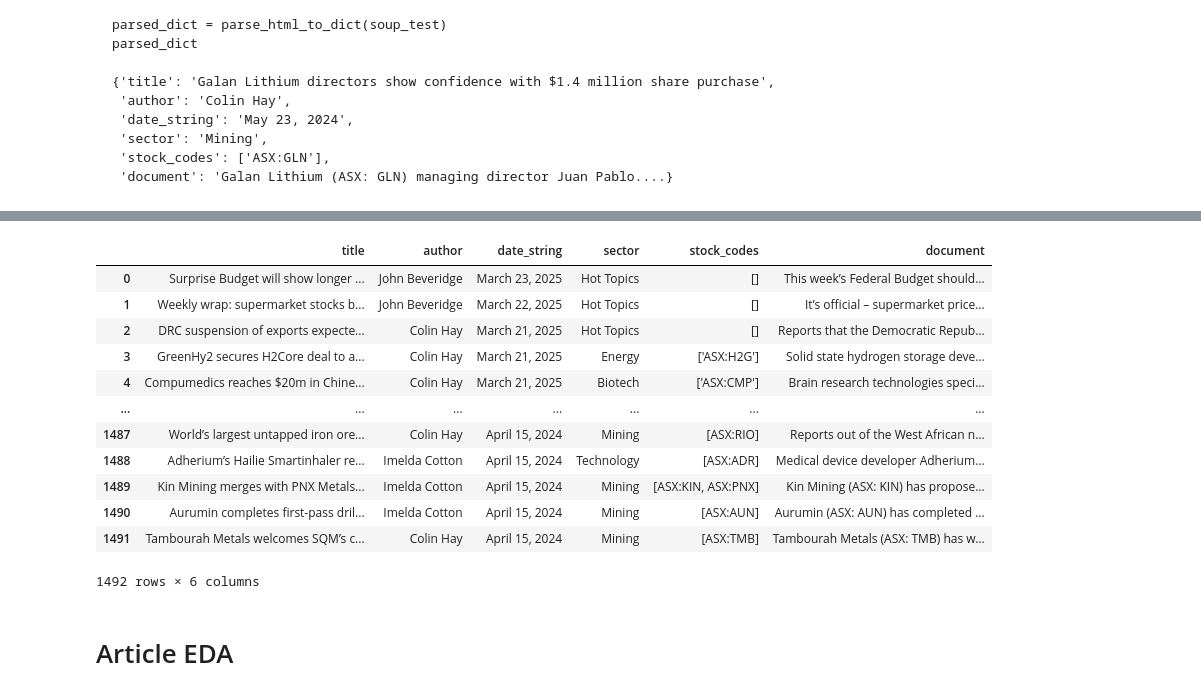
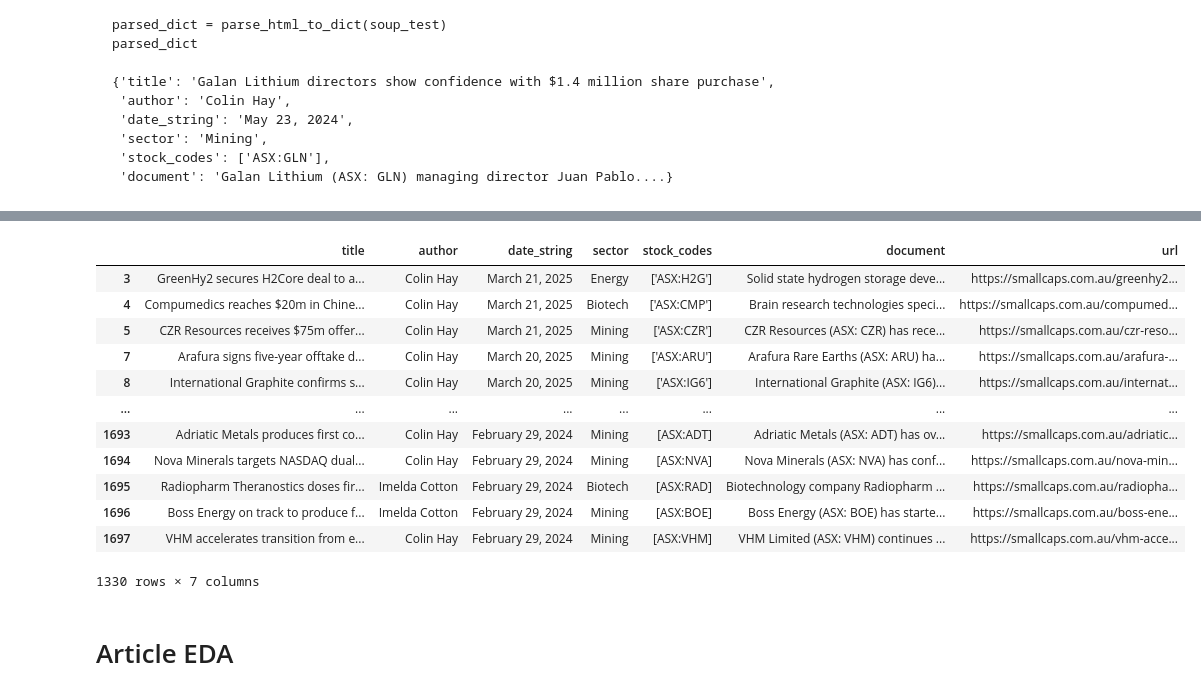
Before and after one commit to H-unter/MA3831-Assignment-2-3, a Jupyter notebook: code/scrape_article.ipynb, the cells around one changed output, grey strips where cells are left out. Drawn from its saved outputs; the diff is of its cells as text; code cells hidden in the pictures.

```diff
--- a/code/scrape_article.ipynb
+++ b/code/scrape_article.ipynb
@@ -87,35 +87,39 @@ def parse_html_to_dict(soup_obj):
         'stock_codes': stock_codes,
         'document': document
     }
+# %%
+# import article_metadata.csv as a pandas dataframe
+import pandas as pd
+from time import sleep
+import time
+
+# Initialize an empty DataFrame to store the articles
+crawl_throttle_time_s = 3
+
+# Read the metadata CSV file
+article_metadata = pd.read_csv('../data/article_metadata.csv')
+article_df = pd.read_csv('../data/article_scraped_data.csv')
+
+# for each row in article_df, get the url from the same row index of article_metadata
 # %%
-# import article_metadata.csv as a pandas dataframe
-import pandas as pd
-from time import sleep
-import time
-
-# Initialize an empty DataFrame to store the articles
+unscraped_articles = article_metadata.loc[article_metadata['url'].isin(article_df['url']) == False]
+number_of_articles = 500
 crawl_throttle_time_s = 3
 
-# Read the metadata CSV file
-df = pd.read_csv('article_metadata.csv')
-article_df = pd.read_csv('scraped_articles.csv')
-
-for index, row in df.iloc[1210:1500].iterrows():
-    print(f"Processing {index}...")
+for index, row in unscraped_articles.iloc[0:number_of_articles-1].iterrows(): # iterate through websites urls in article_metadata
+    print(f"Article {index+1}/{number_of_articles}...")
     url = row['url']
 
-    # Start a timer
     start_time = time.time()
     try:
-        # Extract and parse the HTML content
         soup = extract_html_from_url(url)
         parsed = parse_html_to_dict(soup)
+        parsed['url'] = url
         article_df = pd.concat([article_df, pd.DataFrame([parsed])], ignore_index=True)
-        article_df.to_csv('scraped_articles.csv', index=False)
+        article_df.to_csv('../data/article_scraped_data.csv', index=False)
     except Exception as e:
         print(f"Error processing {url} at index {index}: {e}")
 
-    # Calculate the elapsed time and throttle if necessary
     elapsed_time = time.time() - start_time
     if elapsed_time < crawl_throttle_time_s:
         sleep(crawl_throttle_time_s - elapsed_time)
@@ -156,22 +160,23 @@ article_df
 # %%
 article_df
-sample_data_df = article_df
-sample_data_df = sample_data_df.dropna(subset=['document']).reset_index(drop=True)
-sample_data_df
+df = article_df
+df = df.dropna(subset=['document']).reset_index(drop=True)
+df = df.loc[df['sector'] != 'Hot Topics']
+df
 # %% [output]
-|  | title | author | date_string | sector | stock_codes | document |
-| 0 | Surprise Budget will show longer ... | John Beveridge | March 23, 2025 | Hot Topics | [] | This week’s Federal Budget should... |
-| 1 | Weekly wrap: supermarket stocks b... | John Beveridge | March 22, 2025 | Hot Topics | [] | It’s official – supermarket price... |
-| 2 | DRC suspension of exports expecte... | Colin Hay | March 21, 2025 | Hot Topics | [] | Reports that the Democratic Repub... |
-| 3 | GreenHy2 secures H2Core deal to a... | Colin Hay | March 21, 2025 | Energy | ['ASX:H2G'] | Solid state hydrogen storage deve... |
-| 4 | Compumedics reaches $20m in Chine... | Colin Hay | March 21, 2025 | Biotech | ['ASX:CMP'] | Brain research technologies speci... |
-| ... | ... | ... | ... | ... | ... | ... |
-| 1487 | World’s largest untapped iron ore... | Colin Hay | April 15, 2024 | Mining | [ASX:RIO] | Reports out of the West African n... |
-| 1488 | Adherium’s Hailie Smartinhaler re... | Imelda Cotton | April 15, 2024 | Technology | [ASX:ADR] | Medical device developer Adherium... |
-| 1489 | Kin Mining merges with PNX Metals... | Imelda Cotton | April 15, 2024 | Mining | [ASX:KIN, ASX:PNX] | Kin Mining (ASX: KIN) has propose... |
-| 1490 | Aurumin completes first-pass dril... | Imelda Cotton | April 15, 2024 | Mining | [ASX:AUN] | Aurumin (ASX: AUN) has completed ... |
-| 1491 | Tambourah Metals welcomes SQM’s c... | Colin Hay | April 15, 2024 | Mining | [ASX:TMB] | Tambourah Metals (ASX: TMB) has w... |
+|  | title | author | date_string | sector | stock_codes | document | url |
+| 3 | GreenHy2 secures H2Core deal to a... | Colin Hay | March 21, 2025 | Energy | ['ASX:H2G'] | Solid state hydrogen storage deve... | https://smallcaps.com.au/greenhy2... |
+| 4 | Compumedics reaches $20m in Chine... | Colin Hay | March 21, 2025 | Biotech | ['ASX:CMP'] | Brain research technologies speci... | https://smallcaps.com.au/compumed... |
+| 5 | CZR Resources receives $75m offer... | Colin Hay | March 21, 2025 | Mining | ['ASX:CZR'] | CZR Resources (ASX: CZR) has rece... | https://smallcaps.com.au/czr-reso... |
+| 7 | Arafura signs five-year offtake d... | Colin Hay | March 20, 2025 | Mining | ['ASX:ARU'] | Arafura Rare Earths (ASX: ARU) ha... | https://smallcaps.com.au/arafura-... |
+| 8 | International Graphite confirms s... | Colin Hay | March 20, 2025 | Mining | ['ASX:IG6'] | International Graphite (ASX: IG6)... | https://smallcaps.com.au/internat... |
+| ... | ... | ... | ... | ... | ... | ... | ... |
+| 1693 | Adriatic Metals produces first co... | Colin Hay | February 29, 2024 | Mining | [ASX:ADT] | Adriatic Metals (ASX: ADT) has ov... | https://smallcaps.com.au/adriatic... |
+| 1694 | Nova Minerals targets NASDAQ dual... | Colin Hay | February 29, 2024 | Mining | [ASX:NVA] | Nova Minerals (ASX: NVA) has conf... | https://smallcaps.com.au/nova-min... |
+| 1695 | Radiopharm Theranostics doses fir... | Imelda Cotton | February 29, 2024 | Biotech | [ASX:RAD] | Biotechnology company Radiopharm ... | https://smallcaps.com.au/radiopha... |
+| 1696 | Boss Energy on track to produce f... | Imelda Cotton | February 29, 2024 | Mining | [ASX:BOE] | Boss Energy (ASX: BOE) has starte... | https://smallcaps.com.au/boss-ene... |
+| 1697 | VHM accelerates transition from e... | Colin Hay | February 29, 2024 | Mining | [ASX:VHM] | VHM Limited (ASX: VHM) continues ... | https://smallcaps.com.au/vhm-acce... |
-1492 rows × 6 columns
+1330 rows × 7 columns
 # %% [markdown]
 # Article EDA
 # %%
```
Also changed, not shown: parts of 7 cells of this notebook, 4 other files.
